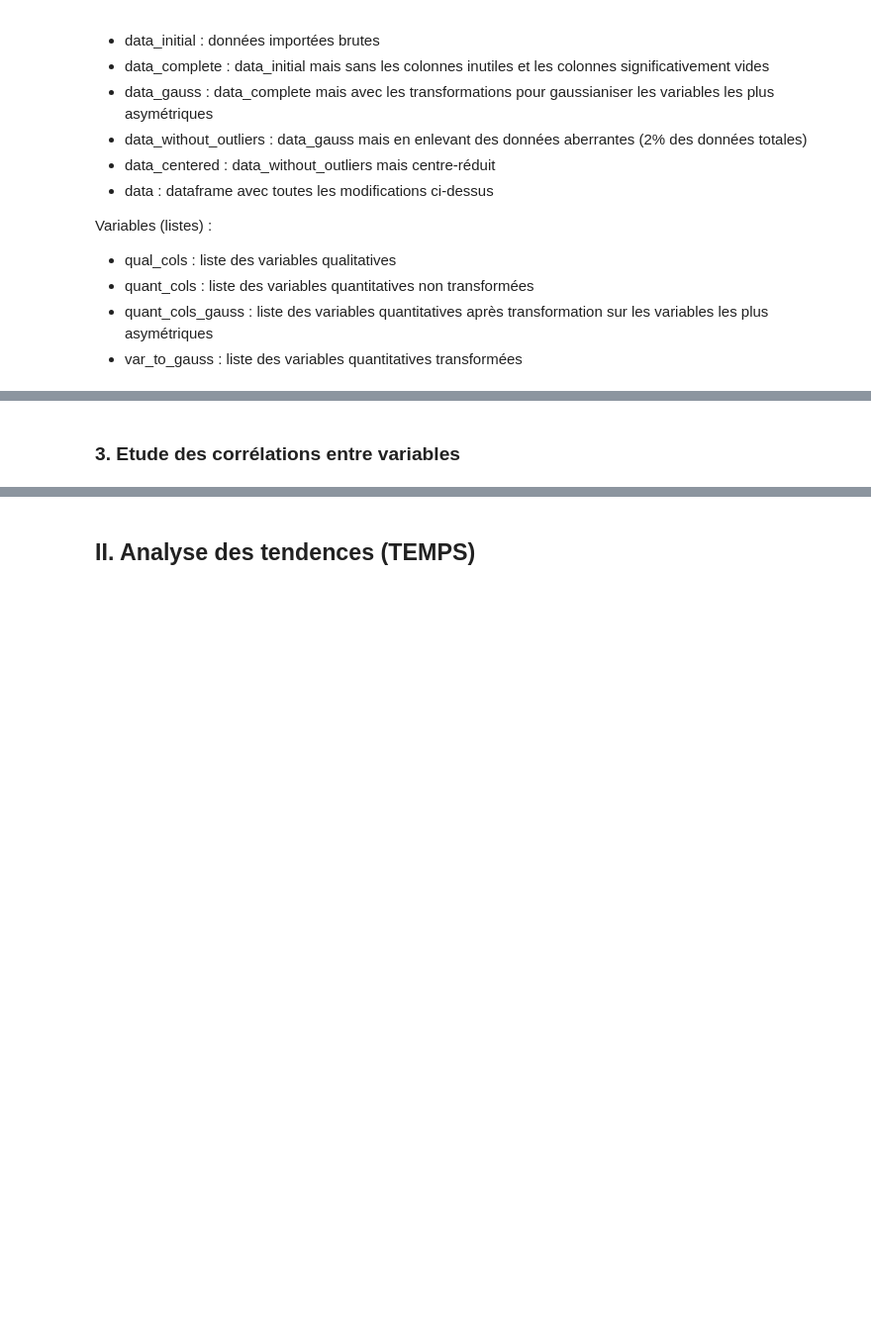
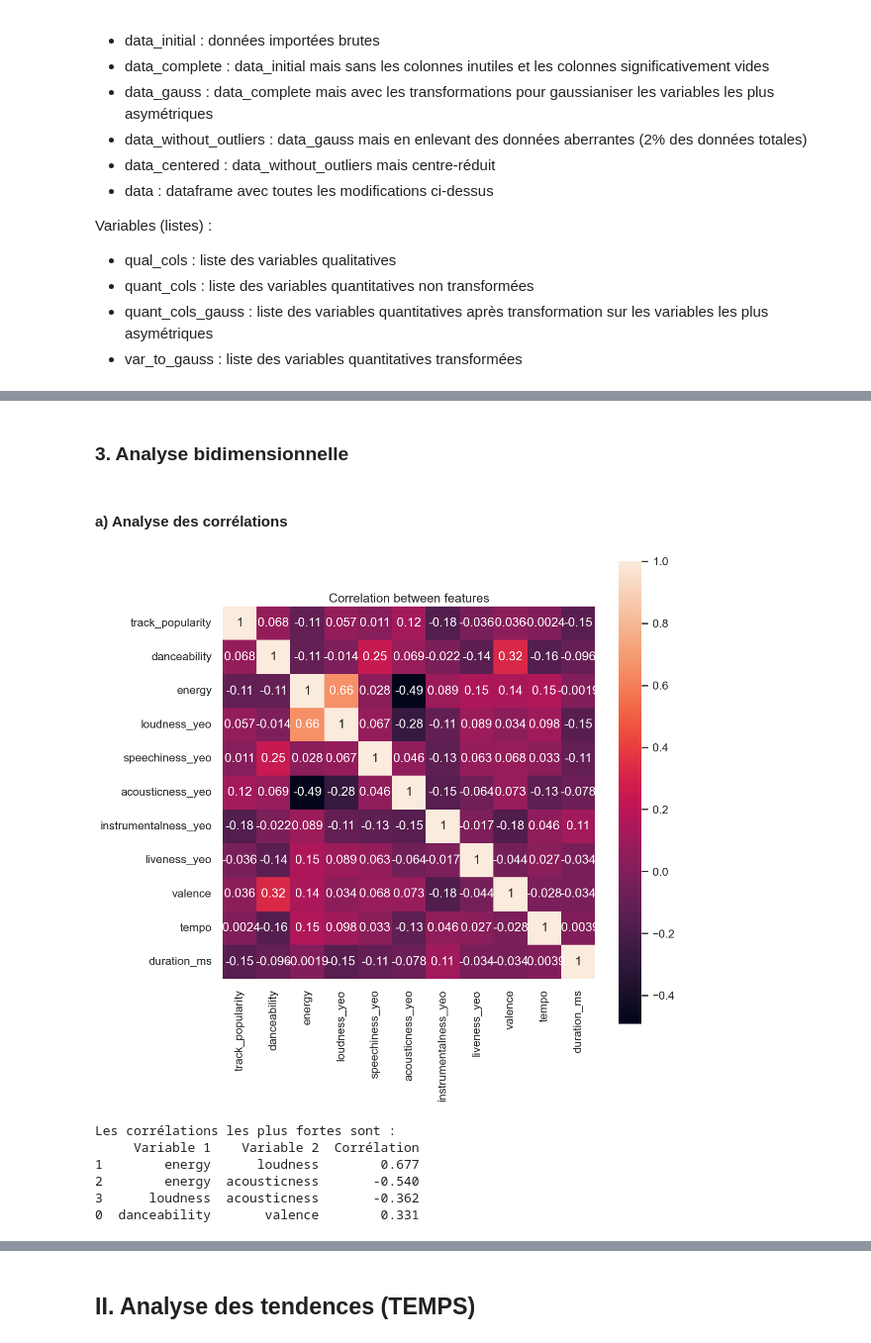
Before and after one commit to InesBafaluy/musique, a Jupyter notebook: rapport_spotify.ipynb, the cells around one changed output, grey strips where cells are left out. Shown at 99% size. Drawn from its saved outputs; the diff is of its cells as text; code cells hidden in the pictures; blank space fills up the shorter version.

```diff
--- a/rapport_spotify.ipynb
+++ b/rapport_spotify.ipynb
@@ -715,2 +901,47 @@ dtype: int64
 # %% [markdown]
-### 3. Etude des corrélations entre variables
+### 3. Analyse bidimensionnelle
+# %% [markdown]
+#### a) Analyse des corrélations
+# %%
+corr = data.corr(numeric_only=True)
+
+plt.figure(figsize=(12, 12))
+sns.heatmap(corr, annot=True, square=True, cmap='rocket')
+plt.title('Correlation between features')
+plt.show()
+
+
+# seuil
+alpha = 0.30
+
+# variables numériques uniquement
+num_data = data_complete.select_dtypes(include=np.number)
+
+# matrice de corrélation
+corr_matrix = num_data.corr()
+
+# récupération des couples sans doublons
+results = []
+
+for i in range(len(corr_matrix.columns)):
+    for j in range(i+1, len(corr_matrix.columns)):
+        var1 = corr_matrix.columns[i]
+        var2 = corr_matrix.columns[j]
+        corr = corr_matrix.iloc[i, j]
+
+        if abs(corr) > alpha:
+            results.append([var1, var2, round(corr, 3)])
+
+# dataframe trié
+corr_df = pd.DataFrame(results, columns=["Variable 1", "Variable 2", "Corrélation"])
+corr_df = corr_df.reindex(corr_df["Corrélation"].abs().sort_values(ascending=False).index)
+print("Les corrélations les plus fortes sont :")
+print(corr_df)
+# %% [output]
+[figure, added]
+Les corrélations les plus fortes sont :
+     Variable 1    Variable 2  Corrélation
+1        energy      loudness        0.677
+2        energy  acousticness       -0.540
+3      loudness  acousticness       -0.362
+0  danceability       valence        0.331
```
Also changed, not shown: parts of 43 cells of this notebook, 2 other files.
